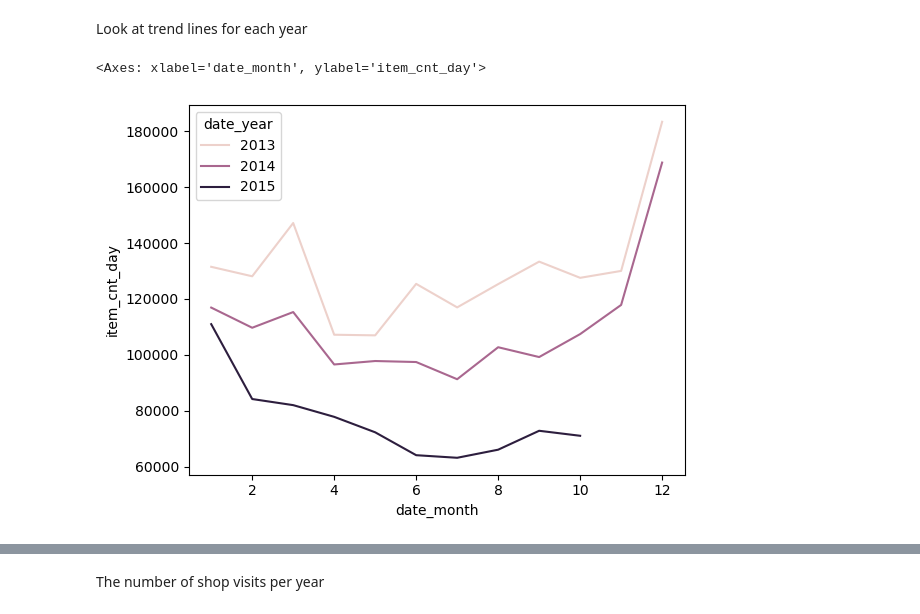
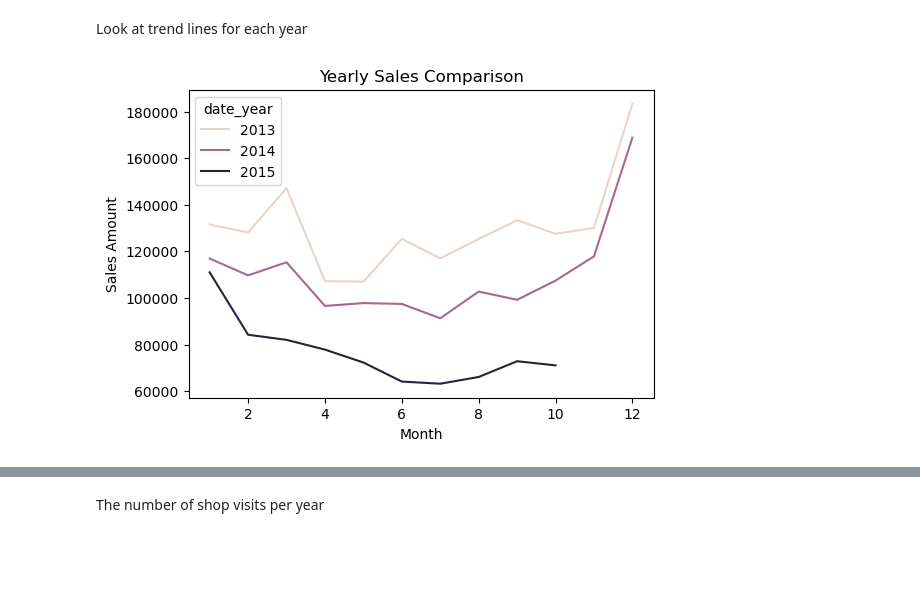
Before and after one commit to Alexennk/ml-ds-practice, a Jupyter notebook: notebooks/eda_notebook.ipynb, the cells around one changed output, grey strips where cells are left out. Saved outputs shown, nothing was run; the diff lists cells and outputs as text; code cells hidden in the pictures; blank space fills up the shorter version.

Commit message:
DS-1.2 EDA
Changes:
- added more exploration of sales trend reasons
- added more comments to plots

```diff
--- a/notebooks/eda_notebook.ipynb
+++ b/notebooks/eda_notebook.ipynb
@@ -125,10 +155,13 @@ Look at trend lines for each year
 # %%
 train_year_month = train_df.groupby(['date_year', 'date_month']).agg({'item_cnt_day': 'sum'}).reset_index()
 
-sns.lineplot(x='date_month', y='item_cnt_day', hue='date_year', data=train_year_month)
+plt.figure(figsize=(6, 4))
+ax = sns.lineplot(x='date_month', y='item_cnt_day', hue='date_year', data=train_year_month)
+plt.title("Yearly Sales Comparison")
+plt.xlabel("Month")
+plt.ylabel("Sales Amount");
 # %% [output]
-<Axes: xlabel='date_month', ylabel='item_cnt_day'>
-[figure, old version]
+[figure, new version]
 # %%
 plt.figure(figsize=(6,4))
 ax = sns.barplot(x='date_month', y='item_cnt_day', hue='date_year', data=train_year_month)
```
Also changed, not shown: parts of 49 cells of this notebook, 1 other file.
